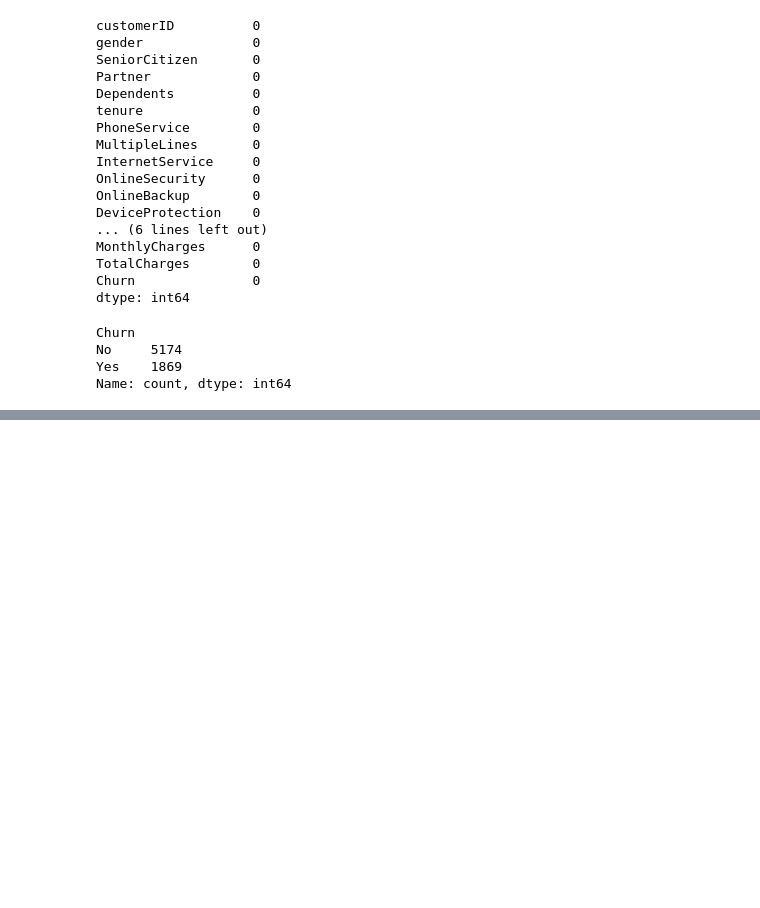
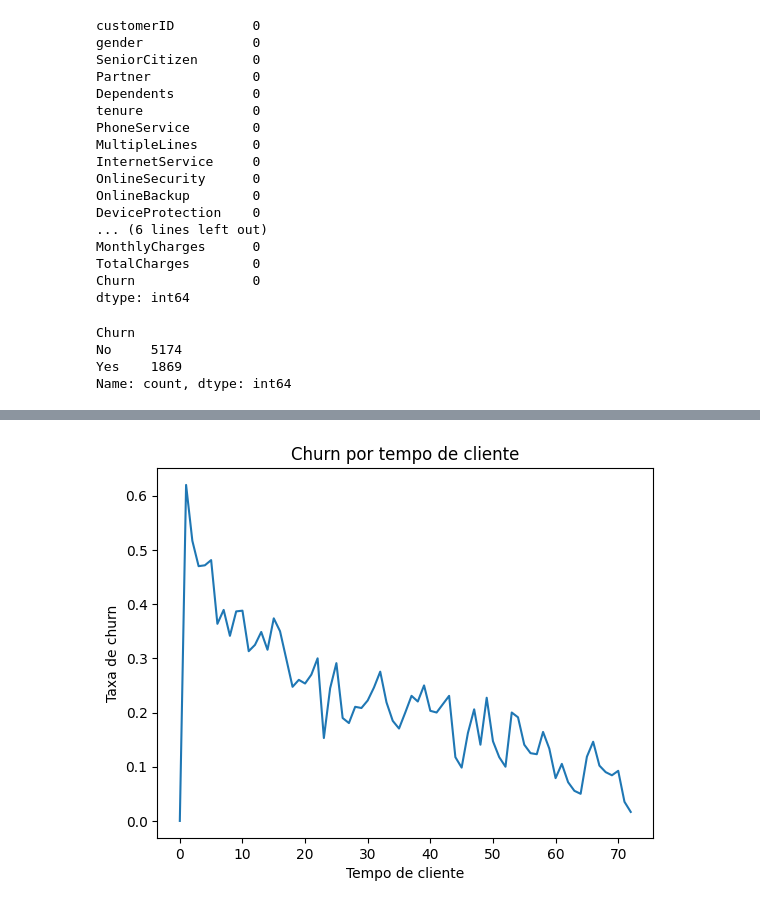
Before and after one commit to LarisAraujoo/churn_analysis, a Jupyter notebook: notebooks/analise.ipynb, the cells around one changed output, grey strips where cells are left out. Saved outputs shown, nothing was run; the diff lists cells and outputs as text; code cells hidden in the pictures; blank space fills up the shorter version.

```diff
--- a/notebooks/analise.ipynb
+++ b/notebooks/analise.ipynb
@@ -63,0 +85,10 @@ df['Churn'] = df['Churn'].map({'Yes': 1, 'No':0})
+# %%
+import matplotlib.pyplot as plt
+
+df.groupby('tenure')['Churn'].mean().plot()
+plt.title('Churn por tempo de cliente')
+plt.xlabel('Tempo de cliente')
+plt.ylabel('Taxa de churn')
+plt.show()
+# %% [output]
+[figure, added]
```
Also changed, not shown: parts of 2 cells of this notebook.
